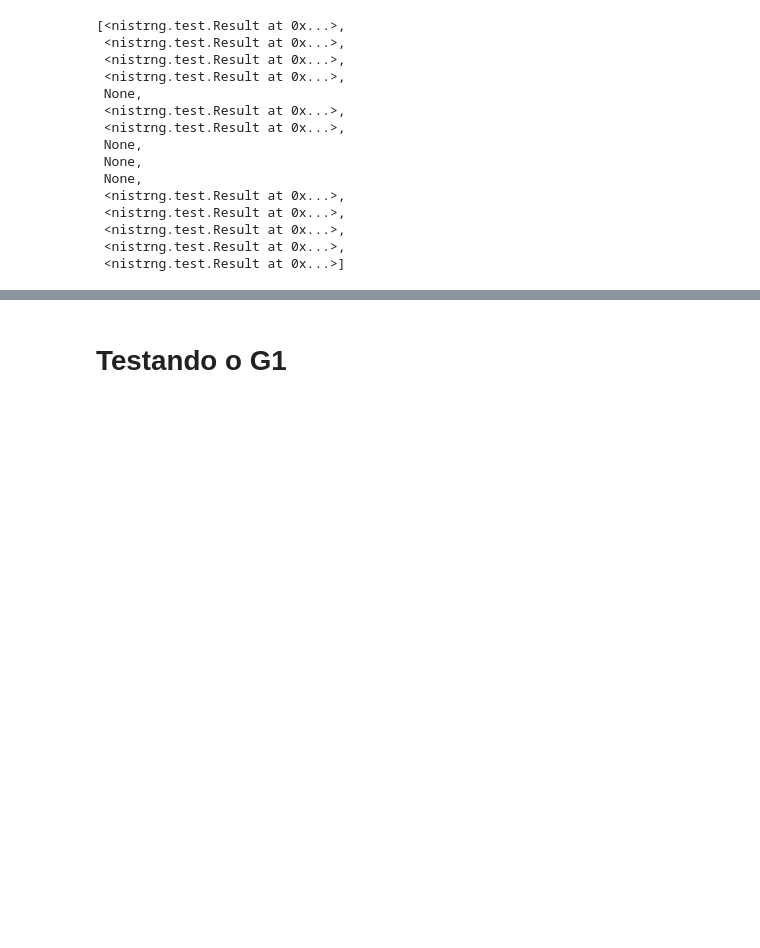
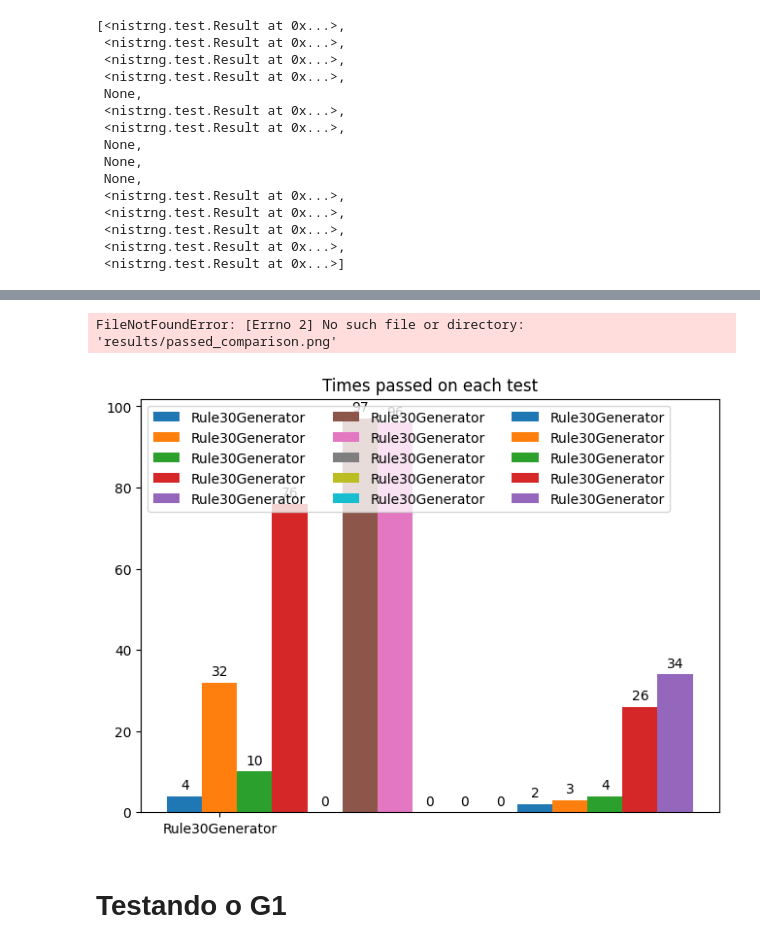
Before and after one commit to NP-equals-P/mc938, a Jupyter notebook: nist_tests.ipynb, the cells around one changed output, grey strips where cells are left out. Saved outputs shown, nothing was run; the diff lists cells and outputs as text; code cells hidden in the pictures; blank space fills up the shorter version.

Commit message:
Visualizador gera gráficos decentes, agora falta deixar os xticks mais bonitos

```diff
--- a/nist_tests.ipynb
+++ b/nist_tests.ipynb
@@ -169,0 +193,2 @@ random_excursion_variant 32
+# %%
+visualizer = TestVisualizer(stat_res)
@@ -170,3 +219,8 @@ random_excursion_variant 32
+# %%
+visualizer.show_compared_stats("passed")
+# %% [output]
+FileNotFoundError: [Errno 2] No such file or directory: 'results/passed_comparison.png'
+[figure, added]
 # %% [markdown]
 # Testando o G1
 # %%
```
Also changed, not shown: parts of 17 cells of this notebook, 2 other files.
